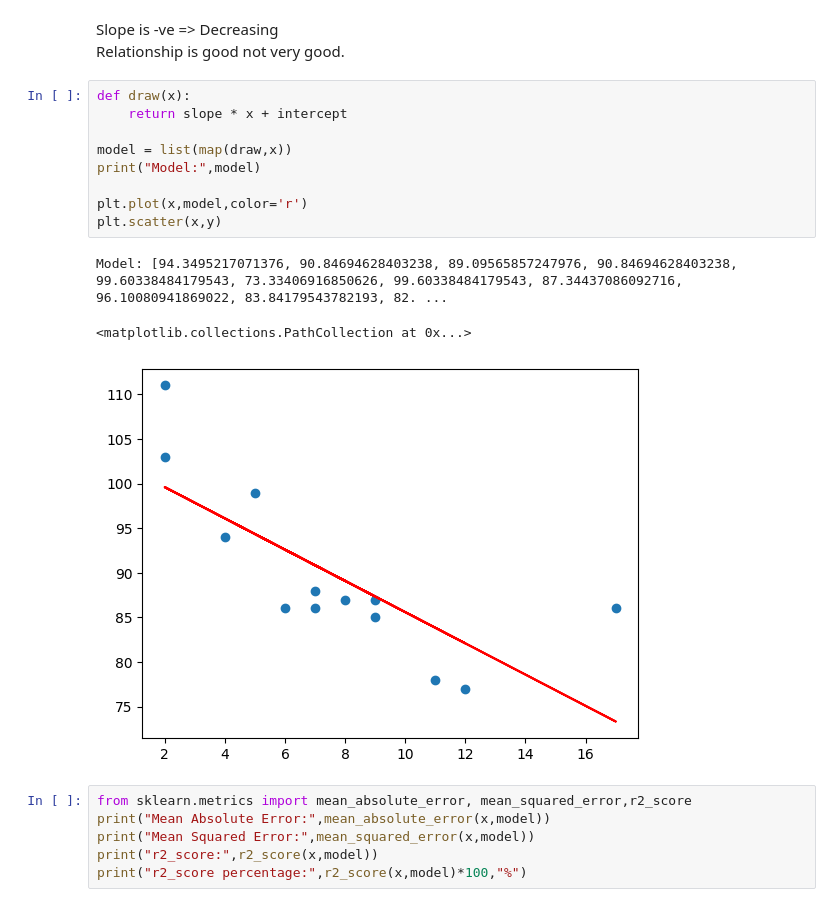
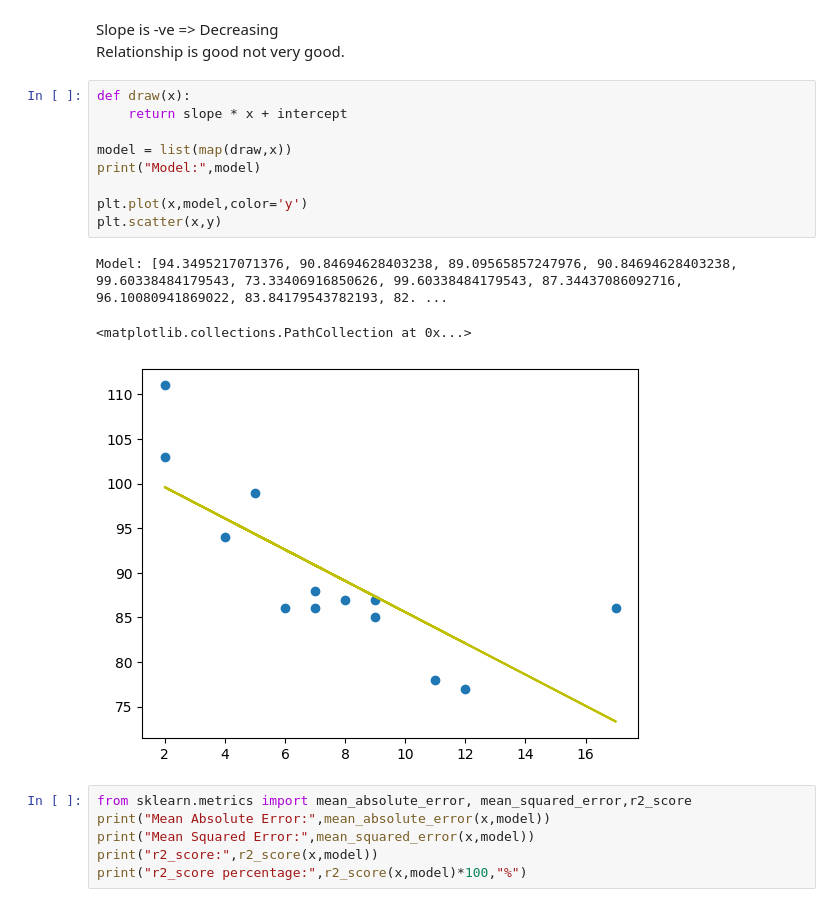
Before and after one commit to shivamrakhunde/Machine-Learning, a Jupyter notebook: LinearRegression.ipynb, the cells around one changed output. Saved outputs shown, nothing was run; the diff lists cells and outputs as text.

```diff
--- a/LinearRegression.ipynb
+++ b/LinearRegression.ipynb
@@ -28,16 +28,16 @@ Relationship is good not very good.
 # %%
 def draw(x):
     return slope * x + intercept
 
 model = list(map(draw,x))
 print("Model:",model)
 
-plt.plot(x,model,color='r')
+plt.plot(x,model,color='y')
 plt.scatter(x,y)
 # %% [output]
 Model: [94.3495217071376, 90.84694628403238, 89.09565857247976, 90.84694628403238, 99.60338484179543, 73.33406916850626, 99.60338484179543, 87.34437086092716, 96.10080941869022, 83.84179543782193, 82. ...
 <matplotlib.collections.PathCollection at 0x...>
-[figure, old version]
+[figure, new version]
 # %%
 from sklearn.metrics import mean_absolute_error, mean_squared_error,r2_score
 print("Mean Absolute Error:",mean_absolute_error(x,model))
```
